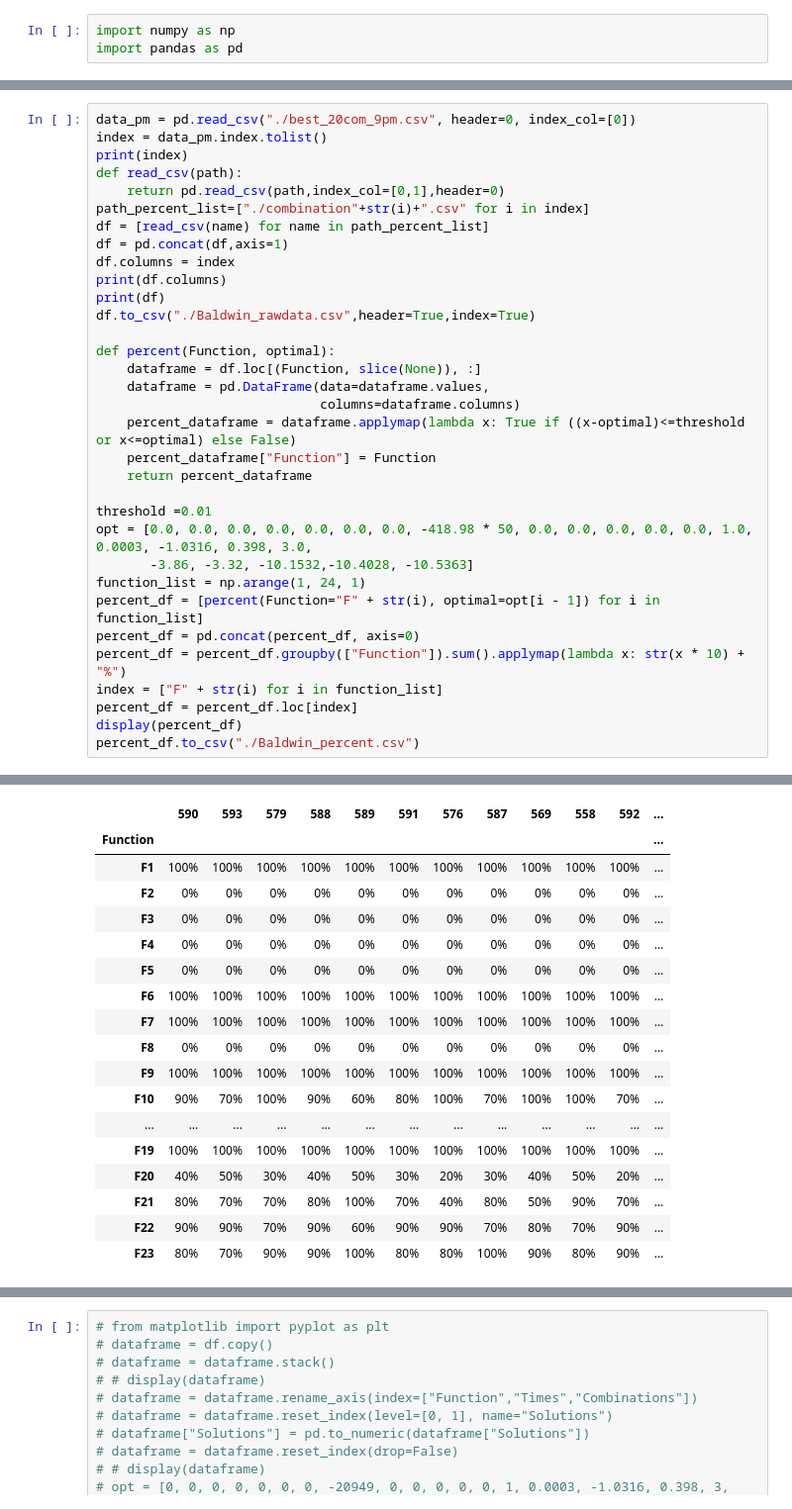
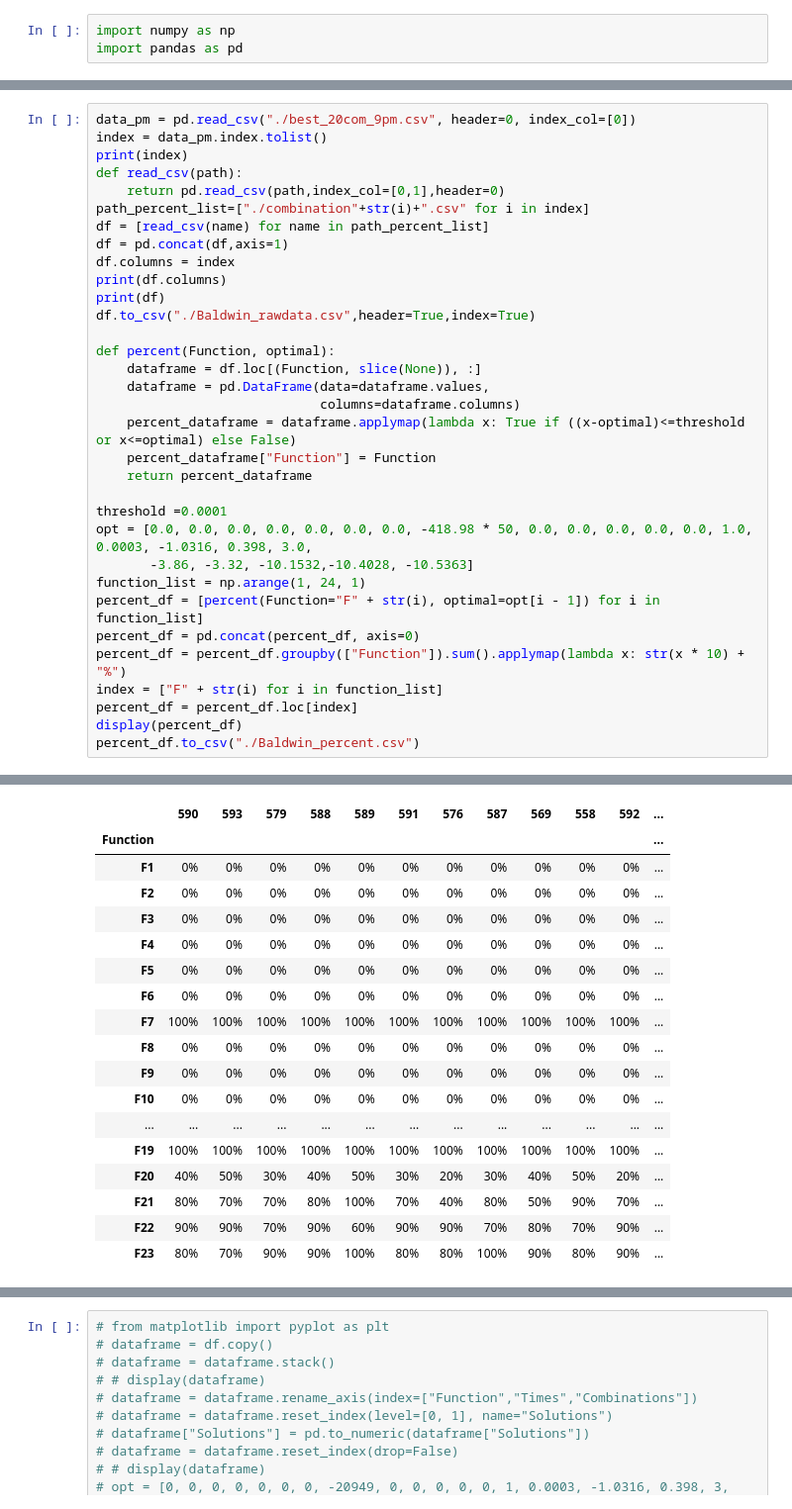
Before and after one commit to JIAOJIAOMEI/Evolution_algorithm, a Jupyter notebook: Final/Baldwin/combine_csv.ipynb, the cells around one changed output, grey strips where cells are left out. Shown at 99% size. Saved outputs shown, nothing was run; the diff lists cells and outputs as text.

```diff
--- a/Final/Baldwin/combine_csv.ipynb
+++ b/Final/Baldwin/combine_csv.ipynb
@@ -54,47 +54,47 @@ def percent(Function, optimal):
     percent_dataframe["Function"] = Function
     return percent_dataframe
 
-threshold =0.01
+threshold =0.0001
 opt = [0.0, 0.0, 0.0, 0.0, 0.0, 0.0, 0.0, -418.98 * 50, 0.0, 0.0, 0.0, 0.0, 0.0, 1.0, 0.0003, -1.0316, 0.398, 3.0,
        -3.86, -3.32, -10.1532,-10.4028, -10.5363]
 function_list = np.arange(1, 24, 1)
 percent_df = [percent(Function="F" + str(i), optimal=opt[i - 1]) for i in function_list]
 percent_df = pd.concat(percent_df, axis=0)
 percent_df = percent_df.groupby(["Function"]).sum().applymap(lambda x: str(x * 10) + "%")
 index = ["F" + str(i) for i in function_list]
 percent_df = percent_df.loc[index]
 display(percent_df)
 percent_df.to_csv("./Baldwin_percent.csv")
 # %% [output]
 [590, 593, 579, 588, 589, 591, 576, 587, 569, 558, 592, 572, 594, 542, 570, 562, 575, 573, 552, 555]
 Int64Index([590, 593, 579, 588, 589, 591, 576, 587, 569, 558, 592, 572, 594,
             542, 570, 562, 575, 573, 552, 555],
            dtype='int64')
                    590        593        579        588        589        591  \
 F1  Times1    0.002859   0.001919   0.002857   0.002190   0.002459   0.001974
     Times2    0.002832   0.002362   0.001429   0.003034   0.003126   0.004088
     Times3    0.001804   0.001986   0.000970   0.001998   0.001922   0.002054
     Times4    0.002807   0.002598   0.000869   0.001712   0.002466   0.001712
     Times5    0.002727   0.002078   0.002015   0.002942   0.002423   0.002585
 ...                ...        ...        ...        ...        ...        ...
 F23 Times6  -10.536253 -10.536245 -10.536389 -10.536247 -10.536252 -10.536249
 ... (41 lines left out)
     Times9  -10.536350 -10.536235
     Times10  -5.175647 -10.536222
 
 [230 rows x 20 columns]
 |  | 590 | 593 | 579 | 588 | 589 | 591 | 576 | 587 | 569 | 558 | 592 | ... |
 | Function |  |  |  |  |  |  |  |  |  |  |  | ... |
-| F1 | 100% | 100% | 100% | 100% | 100% | 100% | 100% | 100% | 100% | 100% | 100% | ... |
+| F1 | 0% | 0% | 0% | 0% | 0% | 0% | 0% | 0% | 0% | 0% | 0% | ... |
 | F2 | 0% | 0% | 0% | 0% | 0% | 0% | 0% | 0% | 0% | 0% | 0% | ... |
 | F3 | 0% | 0% | 0% | 0% | 0% | 0% | 0% | 0% | 0% | 0% | 0% | ... |
 | F4 | 0% | 0% | 0% | 0% | 0% | 0% | 0% | 0% | 0% | 0% | 0% | ... |
 | F5 | 0% | 0% | 0% | 0% | 0% | 0% | 0% | 0% | 0% | 0% | 0% | ... |
-| F6 | 100% | 100% | 100% | 100% | 100% | 100% | 100% | 100% | 100% | 100% | 100% | ... |
+| F6 | 0% | 0% | 0% | 0% | 0% | 0% | 0% | 0% | 0% | 0% | 0% | ... |
 | F7 | 100% | 100% | 100% | 100% | 100% | 100% | 100% | 100% | 100% | 100% | 100% | ... |
 | F8 | 0% | 0% | 0% | 0% | 0% | 0% | 0% | 0% | 0% | 0% | 0% | ... |
-| F9 | 100% | 100% | 100% | 100% | 100% | 100% | 100% | 100% | 100% | 100% | 100% | ... |
-| F10 | 90% | 70% | 100% | 90% | 60% | 80% | 100% | 70% | 100% | 100% | 70% | ... |
+| F9 | 0% | 0% | 0% | 0% | 0% | 0% | 0% | 0% | 0% | 0% | 0% | ... |
+| F10 | 0% | 0% | 0% | 0% | 0% | 0% | 0% | 0% | 0% | 0% | 0% | ... |
 | ... | ... | ... | ... | ... | ... | ... | ... | ... | ... | ... | ... | ... |
 | F19 | 100% | 100% | 100% | 100% | 100% | 100% | 100% | 100% | 100% | 100% | 100% | ... |
 | F20 | 40% | 50% | 30% | 40% | 50% | 30% | 20% | 30% | 40% | 50% | 20% | ... |
```
Also changed, not shown: parts of 1 cell of this notebook, 22 other files.
